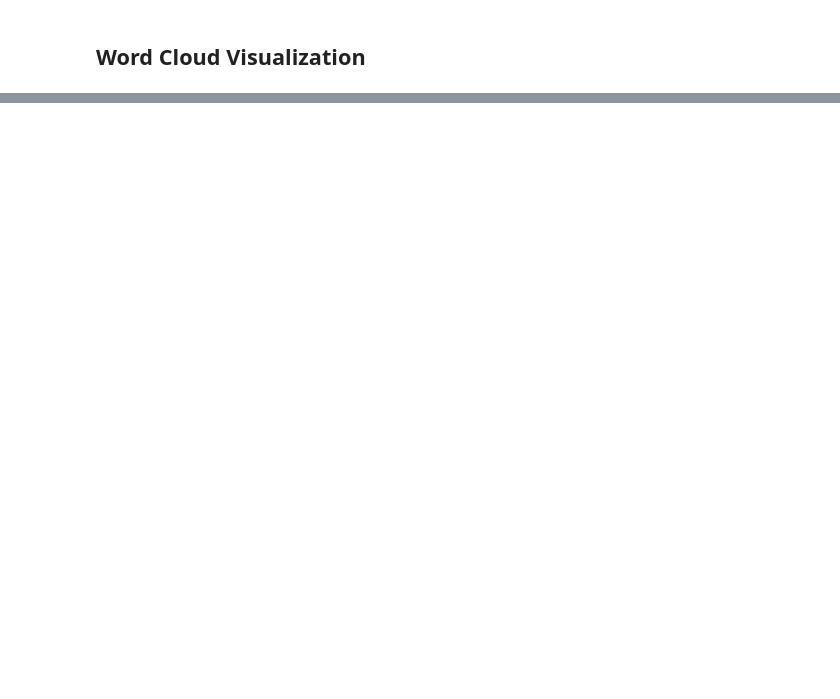
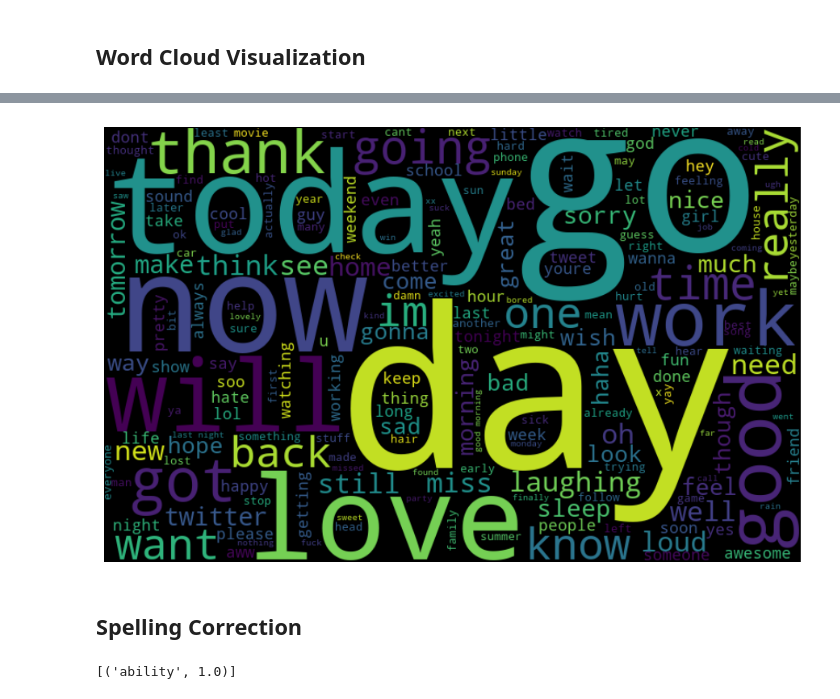
Before and after one commit to udityamerit/Natural-Language-Processing-Mastery-in-Python, a Jupyter notebook: 05 Complete Text Processing In NLP/Complete Text Processing.ipynb, the cells around one changed output, grey strips where cells are left out. Saved outputs shown, nothing was run; the diff lists cells and outputs as text; code cells hidden in the pictures; blank space fills up the shorter version.

```diff
--- a/05 Complete Text Processing In NLP/Complete Text Processing.ipynb
+++ b/05 Complete Text Processing In NLP/Complete Text Processing.ipynb
@@ -538,0 +555,11 @@ df.head()
+# %%
+x = ' '.join(df['tweets'].tolist())
+cloud = WordCloud(width=800, height=500).generate(x)
+plt.figure(figsize =(15,7), dpi=100)
+plt.imshow(cloud.to_image(), interpolation='bilinear')
+plt.axis('off')
+plt.show()
+# %% [output]
+[figure, added]
+# %% [markdown]
+## Spelling Correction
@@ -538,0 +572,7 @@ df.head()
+# %%
+from textblob import Word
+x = 'abbility'
+w = Word(x)
+w.spellcheck()
+# %% [output]
+[('ability', 1.0)]
```
Also changed, not shown: parts of 50 cells of this notebook, 2 other files.
